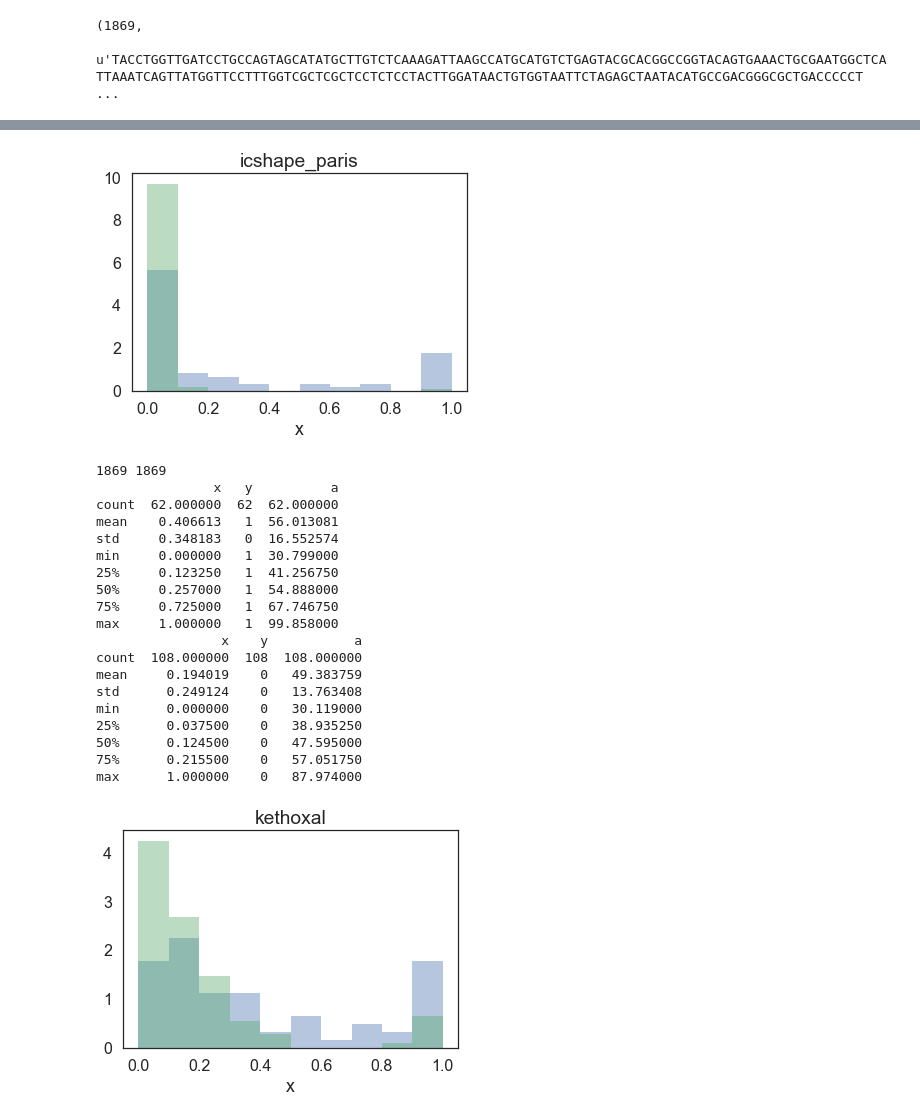
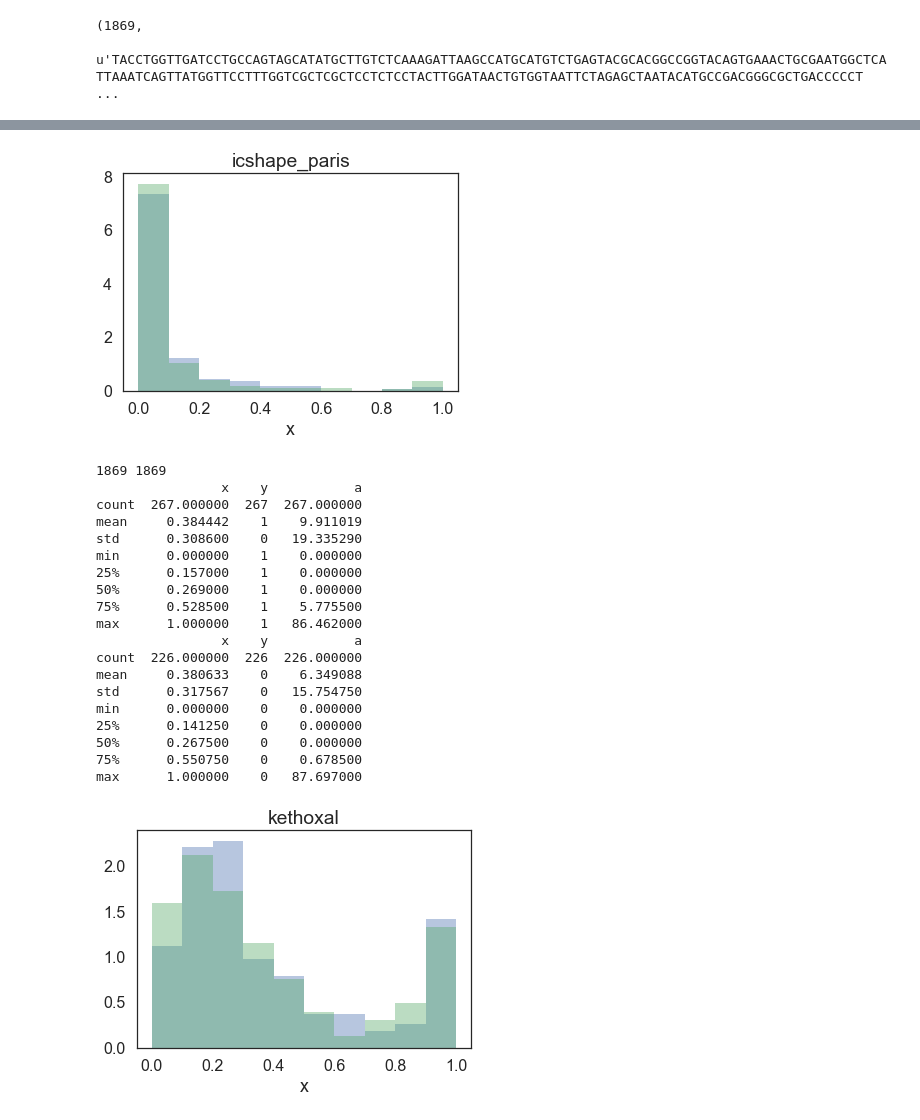
Before and after one commit to XingyangQian/KS_test, a Jupyter notebook: scripts/AUC/meiling_roc.ipynb, the cells around one changed output, grey strips where cells are left out. Cells and saved outputs as stored; diff of their text form; code cells hidden in the pictures.

```diff
--- a/scripts/AUC/meiling_roc.ipynb
+++ b/scripts/AUC/meiling_roc.ipynb
@@ -42,10 +42,11 @@ score_125 = pd.read_csv('./ml/score.NAIN3-125-r1.T2t200.18s.list',header=None,na
 score_125_t500 = pd.read_csv('./ml/score.NAIN3-125-r1.T2t500.18s.list',header=None,names=['x'])
 score_125_ext70 = pd.read_csv('./ml/score.NAIN3-125-r1.ex70.T2t200.18s.list',header=None,names=['x'])
 score_125_ext150 = pd.read_csv('./ml/score.NAIN3-125-r1.ex150.T2t200.18s.list',header=None,names=['x'])
-icshape_paris = pd.read_csv('./ml/invivo.icSHAPE.18s.na.list',header=None,names=['x'])
+# icshape_paris = pd.read_csv('./ml/invivo.icSHAPE.18s.na.list',header=None,names=['x'])
+icshape_paris = pd.read_csv('./ml/18S.invivo.icSHAPE.new.color',header=None,names=['x'])
 #score_paris = pd.read_csv('../score.invivo.target.rRNA.t200.18S.na.list',header=None,names=['x'])
 # icshape_sl_cy = pd.read_csv('./ml/icSHAPE.1.18s.na.list',header=None,names=['x'])
-standard = pd.read_csv('./ml/18S_human.bcolor',header=None,names=['x'])
+standard = pd.read_csv('./ml/human_18s_con.ct.color',header=None,names=['x'])
 accessibility = read_table('./ml/18s_o2_sasa.sort.txt',header=None)
 #standard = pd.read_csv('../../human_18s_con.ct',header=None,sep='\t')[2]
 #flist = ['icshape_25','ml_125','ml_25','ml_125_t500','ml_125_t700','icshape_paris','icshape_sl']
@@ -69,0 +75,12 @@ len(fa_dict['18S']), fa_dict['18S'][0:]
+# %%
+DSSR_18S_combine = 'DSSR_18S_combine.txt'
+DSSR_df = pd.read_csv(DSSR_18S_combine, sep="\t", header=None, names=['a', 'b', 'x', 'd', 'e'])
+DSSR_df.index = DSSR_df['a']
+nan_df = pd.DataFrame([np.nan]*1869, index=range(1, 1869 +1))
+DSSR_df = pd.merge(nan_df, DSSR_df, left_index=True, right_index=True, how='left')[['a', 'b', 'x']]
+print len(DSSR_df), DSSR_df.head()
+
+standard_dssr = DSSR_df[['x']]
+y=standard_dssr
+
+print y.head(), y.shape, y.x.unique()
@@ -81,14 +136,26 @@ for i in range(len(X_test)):
     #X_test[i]['y'] = pd.Series(y)
     X_test[i]['y'] = y
     X_test[i]['a'] = pd.Series(accessibility['c'])
-    if filelist[i] == 'kethoxal':
+#     X_test[i]['a'] = pd.Series(sa_df['c'])
+    if filelist[i] in ['icshape_paris', 'kethoxal']:
         print len(X_test[i]['a']), len(list(fa_dict['18S'][0:]))
         X_test[i]['base'] = list(fa_dict['18S'][0:])
-    X_clean = X_test[i].dropna()
-    X_select = X_clean[X_clean.a>=30]
-    #X_select = X_select[X_select['y']!=0.5]
+    X_select = X_test[i].dropna()
+    X_select = X_select[X_select.a>=0]
+
+#     def label(x):
+#         if x['y'] == 0:
+#             return 0
+#         elif x['y'] == 1 and x['a'] >2.5:
+#             return 1
+#         else:
+#             return np.nan
+#     X_select['label'] = X_select.apply(label, axis=1)
+
+    X_select = X_select.dropna()
+    X_select = X_select[X_select['y']!=0.5]
     X_select = X_select[X_select['x']>=0 ]
-    if filelist[i] == 'kethoxal00':
+    if filelist[i] in ['icshape_paris', 'kethoxal']:
         X_select = X_select[X_select['base'] == 'G' ]
     #print(X_select['y'])
     #fpr,tpr,_ = roc_curve(X_clean['y'],X_clean['x'])
@@ -221,24 +289,24 @@ max      1.000000    0   87.974000
-[figure, old version]
+[figure, new version]
 1869 1869
-               x   y          a
-count  62.000000  62  62.000000
-mean    0.406613   1  56.013081
-std     0.348183   0  16.552574
-min     0.000000   1  30.799000
-25%     0.123250   1  41.256750
-50%     0.257000   1  54.888000
-75%     0.725000   1  67.746750
-max     1.000000   1  99.858000
                 x    y           a
-count  108.000000  108  108.000000
-mean     0.194019    0   49.383759
-std      0.249124    0   13.763408
-min      0.000000    0   30.119000
-25%      0.037500    0   38.935250
-50%      0.124500    0   47.595000
-75%      0.215500    0   57.051750
-max      1.000000    0   87.974000
+count  267.000000  267  267.000000
+mean     0.384442    1    9.911019
+std      0.308600    0   19.335290
+min      0.000000    1    0.000000
+25%      0.157000    1    0.000000
+50%      0.269000    1    0.000000
+75%      0.528500    1    5.775500
+max      1.000000    1   86.462000
+                x    y           a
+count  226.000000  226  226.000000
+mean     0.380633    0    6.349088
+std      0.317567    0   15.754750
+min      0.000000    0    0.000000
+25%      0.141250    0    0.000000
+50%      0.267500    0    0.000000
+75%      0.550750    0    0.678500
+max      1.000000    0   87.697000
-[figure, old version]
+[figure, new version]
 # %%
 plt.figure()
 lw = 2
```
Also changed, not shown: parts of 6 cells of this notebook, 12 other files.
